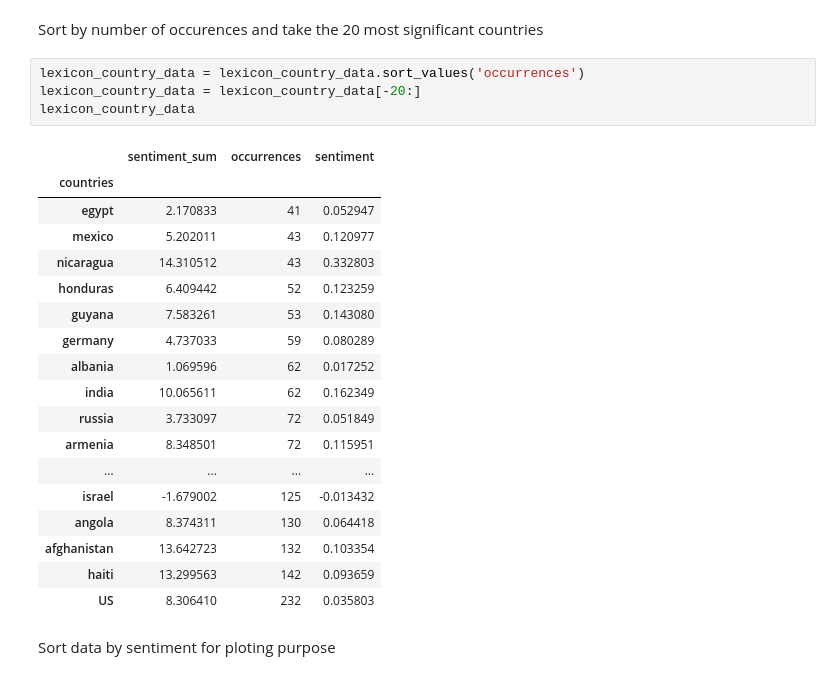
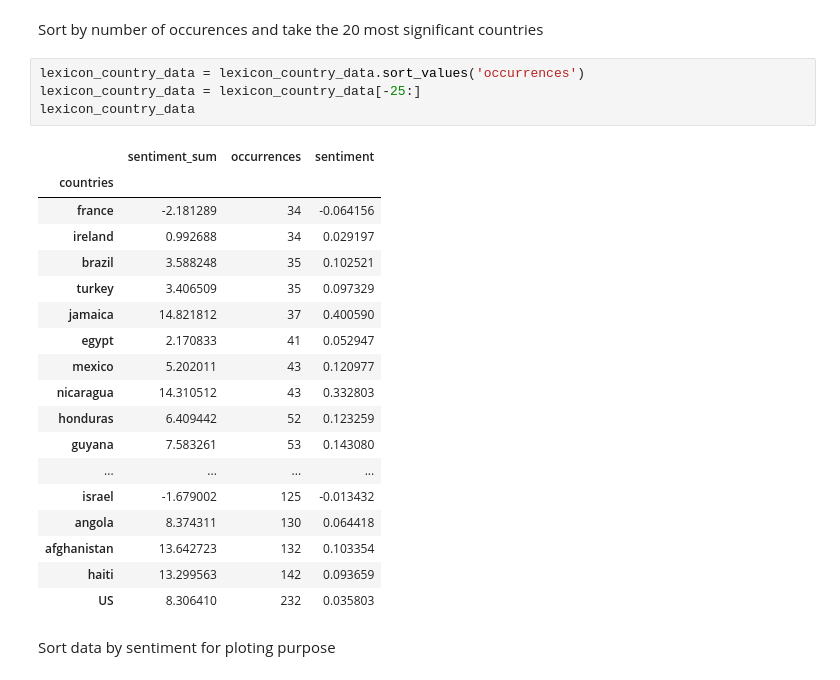
Before and after one commit to mukel/Homework, a Jupyter notebook: 05 - Taming Text/Hw5-TextMining.ipynb, the cells around one changed output. Drawn from its saved outputs; the diff is of its cells as text.

```diff
--- a/05 - Taming Text/Hw5-TextMining.ipynb
+++ b/05 - Taming Text/Hw5-TextMining.ipynb
@@ -511,21 +503,21 @@ lexicon_country_data.head()
 Sort by number of occurences and take the 20 most significant countries
 # %%
 lexicon_country_data = lexicon_country_data.sort_values('occurrences')
-lexicon_country_data = lexicon_country_data[-20:]
+lexicon_country_data = lexicon_country_data[-25:]
 lexicon_country_data
 # %% [output]
 |  | sentiment_sum | occurrences | sentiment |
 | countries |  |  |  |
+| france | -2.181289 | 34 | -0.064156 |
+| ireland | 0.992688 | 34 | 0.029197 |
+| brazil | 3.588248 | 35 | 0.102521 |
+| turkey | 3.406509 | 35 | 0.097329 |
+| jamaica | 14.821812 | 37 | 0.400590 |
 | egypt | 2.170833 | 41 | 0.052947 |
 | mexico | 5.202011 | 43 | 0.120977 |
 | nicaragua | 14.310512 | 43 | 0.332803 |
 | honduras | 6.409442 | 52 | 0.123259 |
 | guyana | 7.583261 | 53 | 0.143080 |
-| germany | 4.737033 | 59 | 0.080289 |
-| albania | 1.069596 | 62 | 0.017252 |
-| india | 10.065611 | 62 | 0.162349 |
-| russia | 3.733097 | 72 | 0.051849 |
-| armenia | 8.348501 | 72 | 0.115951 |
 | ... | ... | ... | ... |
 | israel | -1.679002 | 125 | -0.013432 |
 | angola | 8.374311 | 130 | 0.064418 |
```
Also changed, not shown: parts of 11 cells of this notebook.
